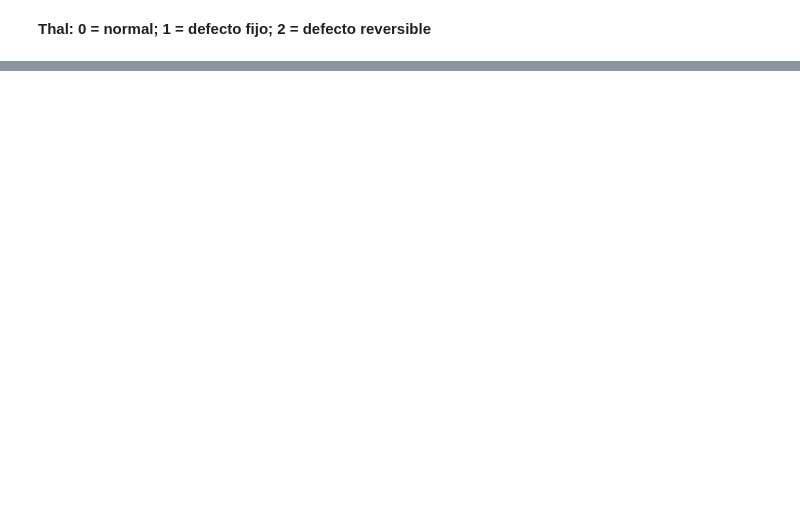
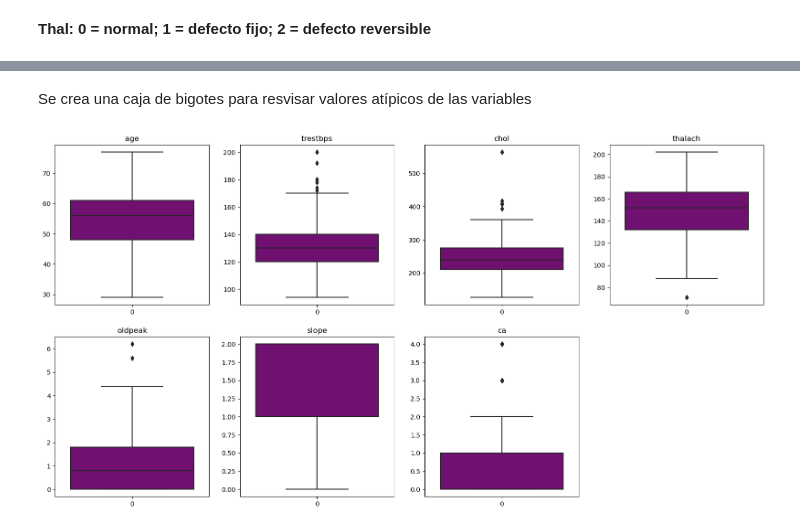
Before and after one commit to EstebanGomezVal/iteso-data-analytics, a Jupyter notebook: notebooks/proyecto.ipynb, the cells around one changed output, grey strips where cells are left out. Saved outputs shown, nothing was run; the diff lists cells and outputs as text; code cells hidden in the pictures; blank space fills up the shorter version.

```diff
--- a/notebooks/proyecto.ipynb
+++ b/notebooks/proyecto.ipynb
@@ -385,0 +398,6 @@ Name: thal, dtype: float64
+# %%
+numericas = ['age', 'trestbps', 'chol', 'thalach', 'oldpeak', 'slope', 'ca']
+
+df_numerico = df.loc[:, numericas].copy()
+
+df_numerico
@@ -385,0 +418,15 @@ Name: thal, dtype: float64
+# %% [markdown]
+<p style="text-align: justify;">
+Se crea una caja de bigotes para resvisar valores atípicos de las variables
+</p>
+# %%
+plt.figure(figsize=(20, 10))
+
+for i in range(len(df_numerico.columns)):
+    plt.subplot(2, 4, i + 1)
+    sns.boxplot(df_numerico[df_numerico.columns[i]], color = 'purple')
+    plt.title(df_numerico.columns[i])
+
+plt.show()
+# %% [output]
+[figure, added]
```
Also changed, not shown: parts of 59 cells of this notebook.
